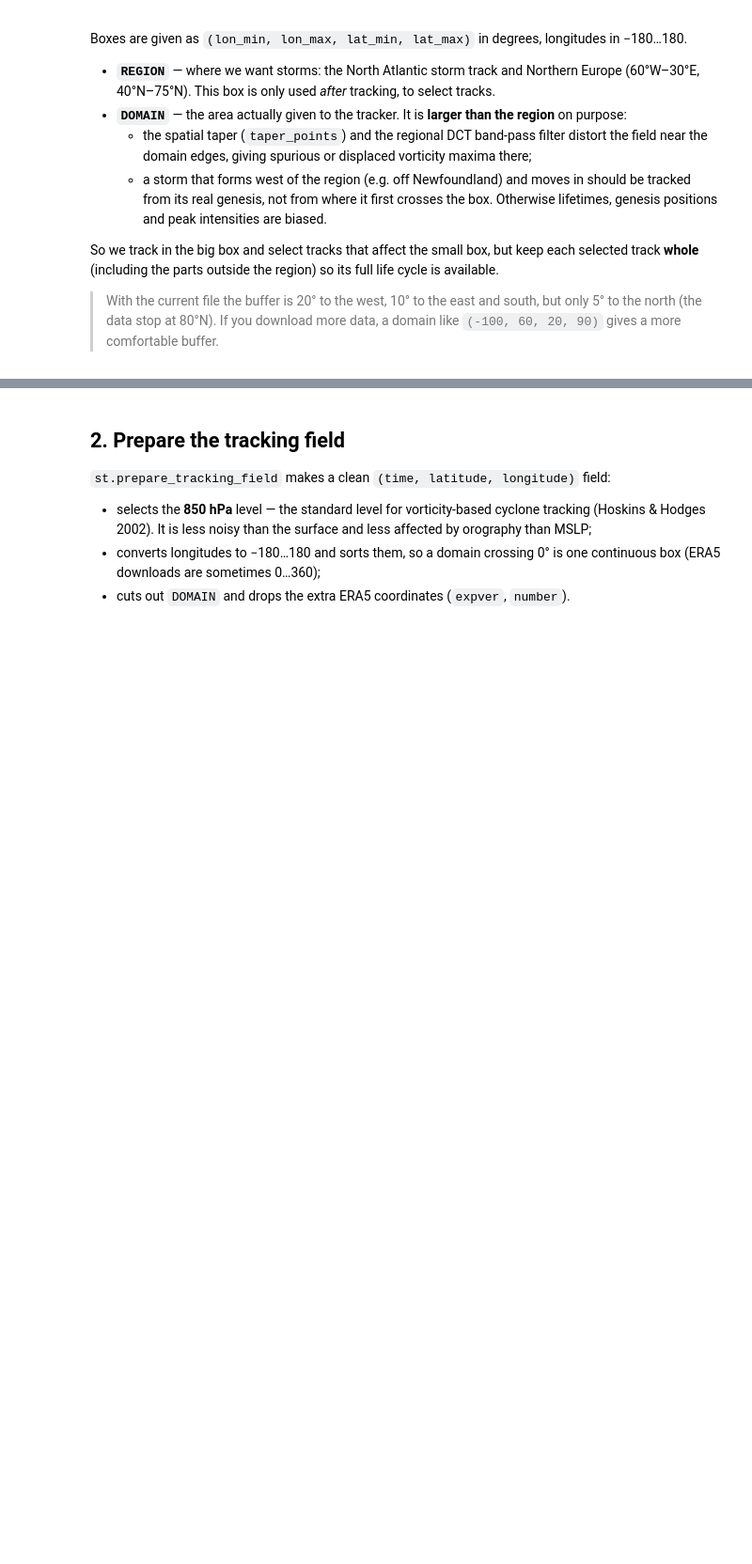
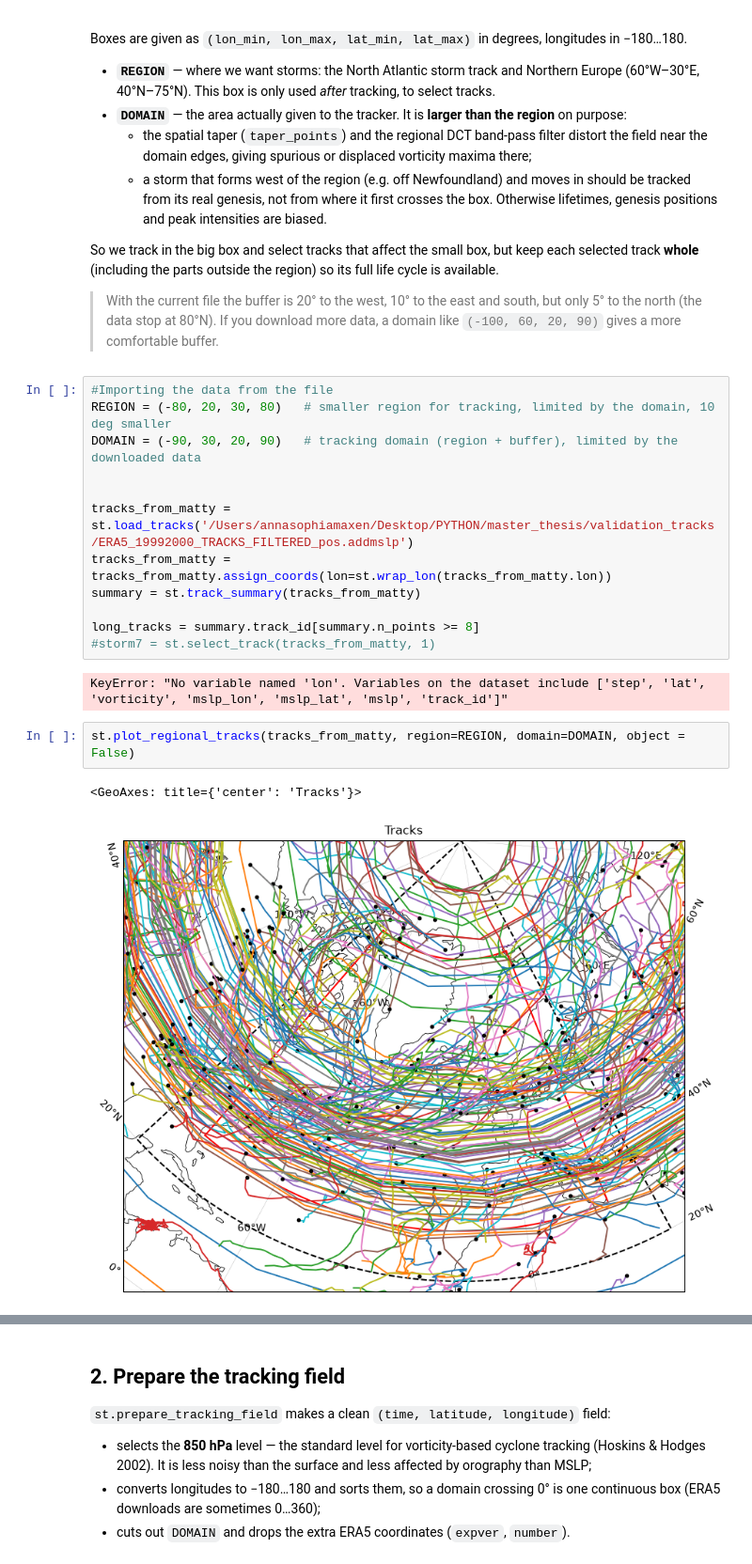
Before and after one commit to AThormann/master_thesis, a Jupyter notebook: validation_tracks/load_tracks.ipynb, the cells around one changed output, grey strips where cells are left out. Shown at 94% size. Saved outputs shown, nothing was run; the diff lists cells and outputs as text; blank space fills up the shorter version.

Commit message:
priestley validation

```diff
--- a/validation_tracks/load_tracks.ipynb
+++ b/validation_tracks/load_tracks.ipynb
@@ -44,3 +44,22 @@ So we track in the big box and select tracks that affect the small box, but keep
 > With the current file the buffer is 20° to the west, 10° to the east and south, but only 5° to the
 > north (the data stop at 80°N). If you download more data, a domain like `(-100, 60, 20, 90)` gives
 > a more comfortable buffer.
+# %%
+#Importing the data from the file
+REGION = (-80, 20, 30, 80)   # smaller region for tracking, limited by the domain, 10 deg smaller
+DOMAIN = (-90, 30, 20, 90)   # tracking domain (region + buffer), limited by the downloaded data
+
+
+tracks_from_matty = st.load_tracks('/Users/annasophiamaxen/Desktop/PYTHON/master_thesis/validation_tracks/ERA5_19992000_TRACKS_FILTERED_pos.addmslp')
+tracks_from_matty = tracks_from_matty.assign_coords(lon=st.wrap_lon(tracks_from_matty.lon))
+summary = st.track_summary(tracks_from_matty)
+
+long_tracks = summary.track_id[summary.n_points >= 8]
+#storm7 = st.select_track(tracks_from_matty, 1)
+# %% [output]
+KeyError: "No variable named 'lon'. Variables on the dataset include ['step', 'lat', 'vorticity', 'mslp_lon', 'mslp_lat', 'mslp', 'track_id']"
+# %%
+st.plot_regional_tracks(tracks_from_matty, region=REGION, domain=DOMAIN, object = False)
+# %% [output]
+<GeoAxes: title={'center': 'Tracks'}>
+[figure, added]
```
Also changed, not shown: parts of 4 cells of this notebook, 5 other files.
